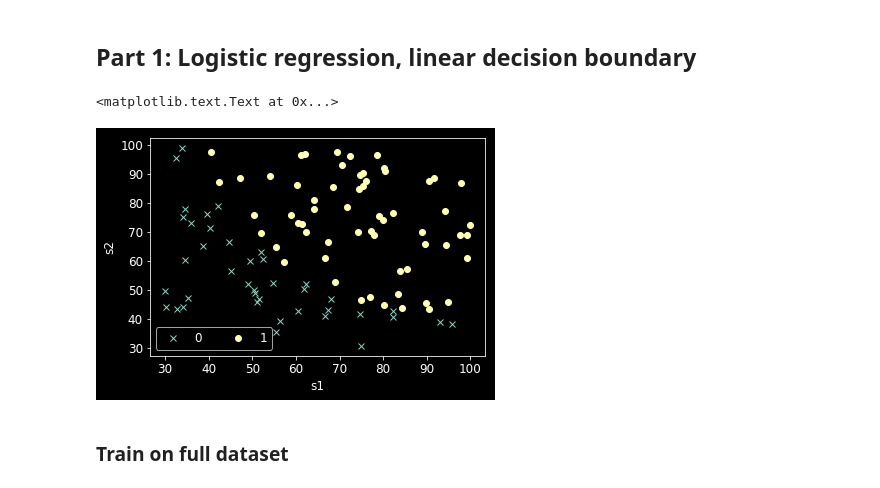
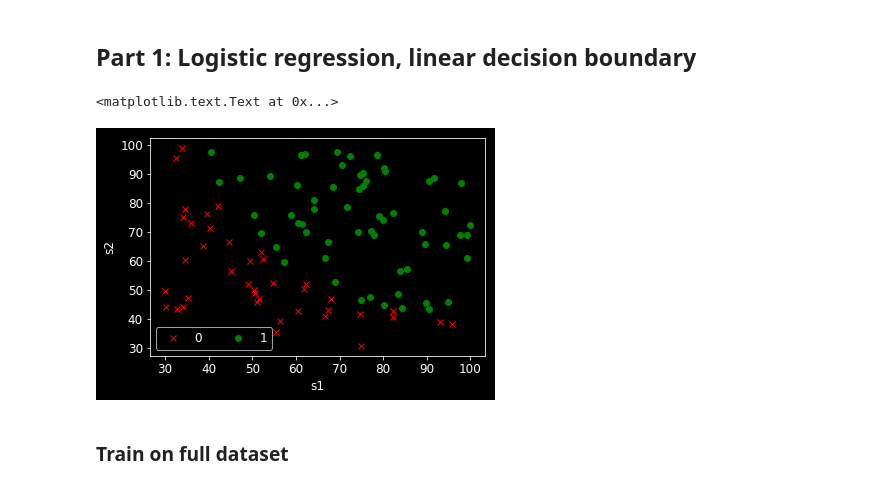
Before and after one commit to ig248/coursera-ml, a Jupyter notebook: ML in python.ipynb, the cells around one changed output. Drawn from its saved outputs; the diff is of its cells as text; code cells hidden in the pictures.

```diff
--- a/ML in python.ipynb
+++ b/ML in python.ipynb
@@ -220,15 +220,15 @@ file2 = r'machine-learning-ex2/ex2/ex2data2.txt'
 # %%
 df = pd.read_csv(file1, header=None, names=['s1', 's2', 'adm'])
 df.describe(percentiles=[])
-for adm, style in zip([0, 1], ['x', 'o']):
+for adm, style in zip([0, 1], ['rx', 'go']):
     sub_df = df[df.adm==adm]
     plt.plot(sub_df.s1, sub_df.s2, style, label='%d' % adm)
 plt.legend(ncol=2)
 plt.xlabel('s1')
 plt.ylabel('s2')
 # %% [output]
 <matplotlib.text.Text at 0x...>
-[figure, old version]
+[figure, new version]
 # %% [markdown]
 ### Train on full dataset
 # %%
```
Also changed, not shown: parts of 9 cells of this notebook.
